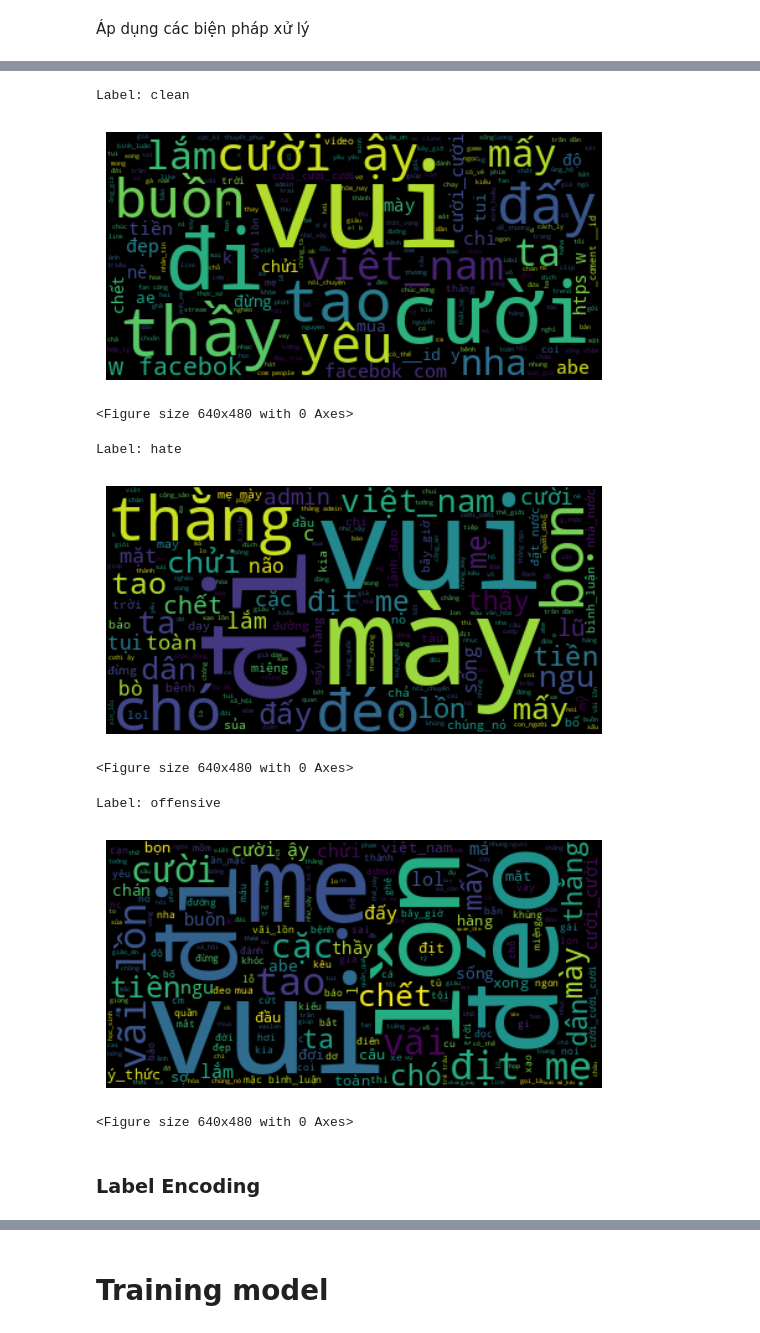
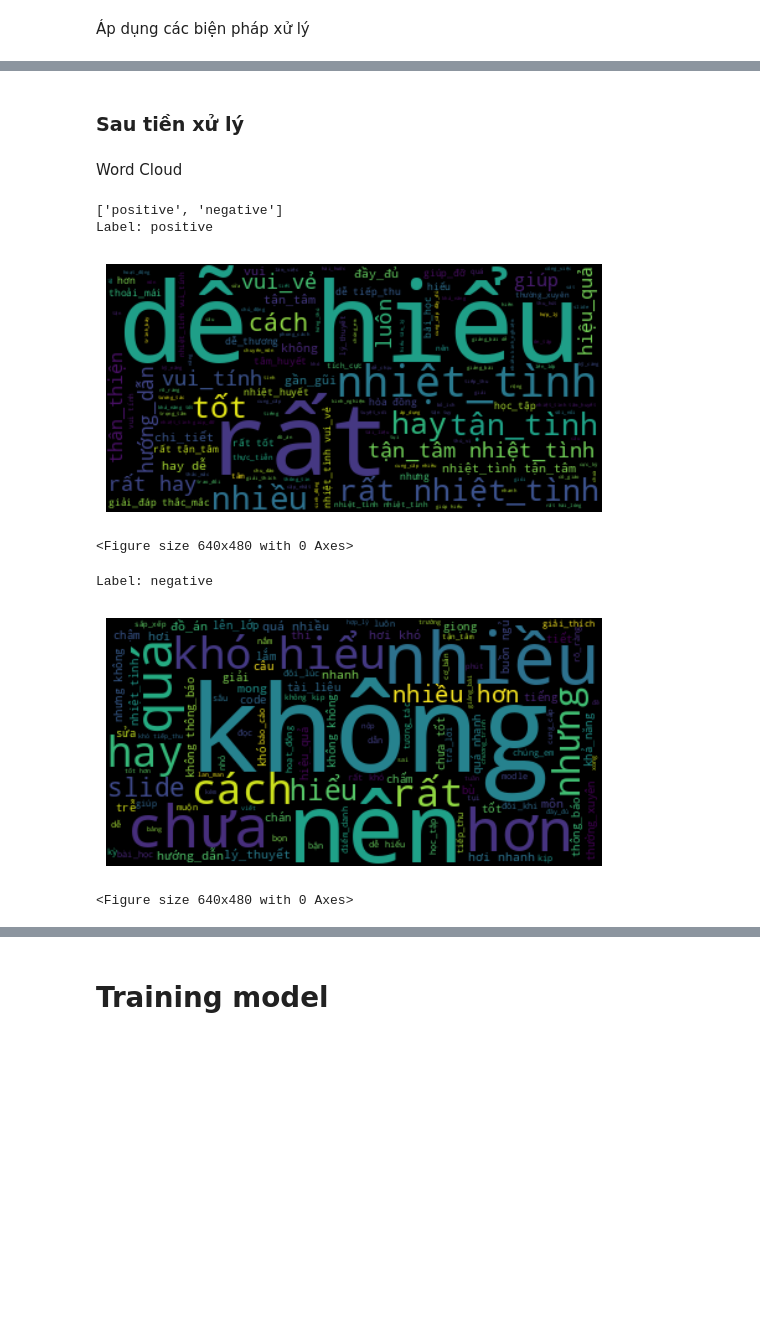
Before and after one commit to tkt-gemini/sentiment-binary-classification, a Jupyter notebook: main.ipynb, the cells around one changed output, grey strips where cells are left out. Drawn from its saved outputs; the diff is of its cells as text; code cells hidden in the pictures; blank space fills up the shorter version.

```diff
--- a/main.ipynb
+++ b/main.ipynb
@@ -118,0 +305,7 @@ Passing `palette` without assigning `hue` is deprecated and will be removed in v
+# %%
+def remove_punctuation(text:str) -> str:
+    """
+    Loại bỏ tất cả dấu câu khỏi chuỗi văn bản.
+    """
+    import string
+    return text.translate(str.maketrans('', '', string.punctuation))
@@ -309,12 +347,12 @@ def normalize_emoticons_regex(text):
 # %%
 def preprocess_text(text):
     if not isinstance(text, str): return ""
+    text = text.lower().strip() # Lowercasing & Processing space
     text = normalize_unicode(text)
-    text = normalize_teencode(text)
     text = remove_duplicate_characters(text)
-    text = normalize_emoticons_regex(text)
-    text = normalize_emoticons(text)
+    text = remove_punctuation(text)
     text = word_tokenize(text.lower(), format="text")
+    text = normalize_stopwords(text)
     return text
 # %% [markdown]
 Áp dụng các biện pháp xử lý
@@ -356,0 +359,8 @@ Word Cloud - Stop words để trực quan hóa
+# %%
+df['train']["sentence_process"] = df['train']["sentence"].apply(preprocess_text)
+df['dev']["sentence_process"] = df['dev']["sentence"].apply(preprocess_text)
+df['test']["sentence_process"] = df['test']["sentence"].apply(preprocess_text)
+
+display(df['train'].head())
+display(df['dev'].head())
+display(df['test'].head())
@@ -357,39 +386,37 @@ Word Cloud - Stop words để trực quan hóa
+# %% [markdown]
+### Sau tiền xử lý
+# %% [markdown]
+Word Cloud
 # %%
-url = "https://raw.githubusercontent.com/stopwords/vietnamese-stopwords/master/vietnamese-stopwords.txt"
-stopwords = requests.get(url).text.splitlines()
-
 def getWordCloud(words):
     text = ' '.join(words)
-    wordcloud = WordCloud(stopwords=stopwords).generate(text)
+    wordcloud = WordCloud().generate(text)
     plt.imshow(wordcloud, interpolation='bilinear')
     plt.axis("off")
 
     plt.figure()
     plt.show()
 
-labels = ['clean', 'hate', 'offensive']
+labels = df['train']['sentiment'].value_counts().index.tolist()
+print(labels)
 
 for label in labels:
+    print(f"Label: {label}")
     word_list = []
-    for senc in df_train[df_train['label'] == label]['comment_processed']:
-        # Combine words in each sentence into a single string.
+
+    for senc in df['train'][df['train']['sentiment'] == label]['sentence_process']:
         if isinstance(senc, list):
             merged = ' '.join(senc)
         else:
             merged = senc
         word_list.append(merged)
 
-    print(f"Label: {label}")
     getWordCloud(word_list)
 # %% [output]
-Label: clean
+['positive', 'negative']
+Label: positive
-[figure, old version]
+[figure, new version]
 <Figure size 640x480 with 0 Axes>
-Label: hate
+Label: negative
-[figure, old version]
+[figure, new version]
 <Figure size 640x480 with 0 Axes>
-Label: offensive
-[figure, removed]
-<Figure size 640x480 with 0 Axes>
-# %% [markdown]
-### Label Encoding
```
Also changed, not shown: parts of 56 cells of this notebook, 8 other files.
